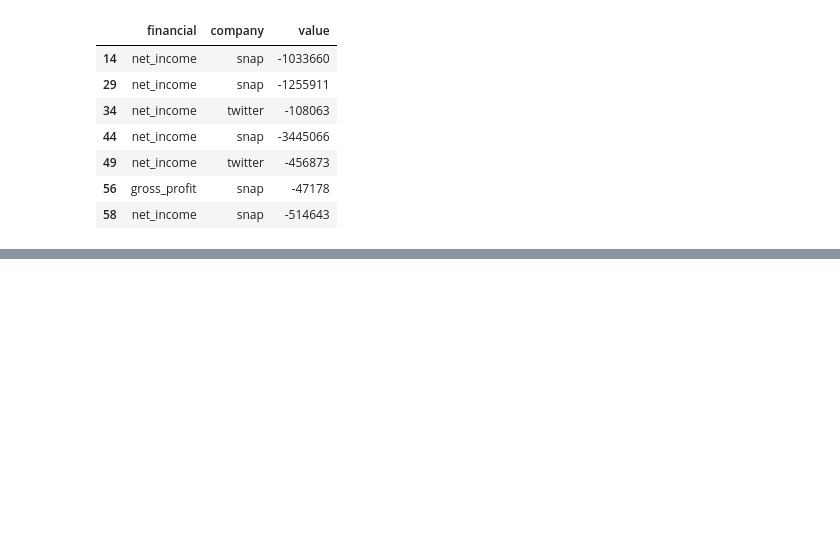
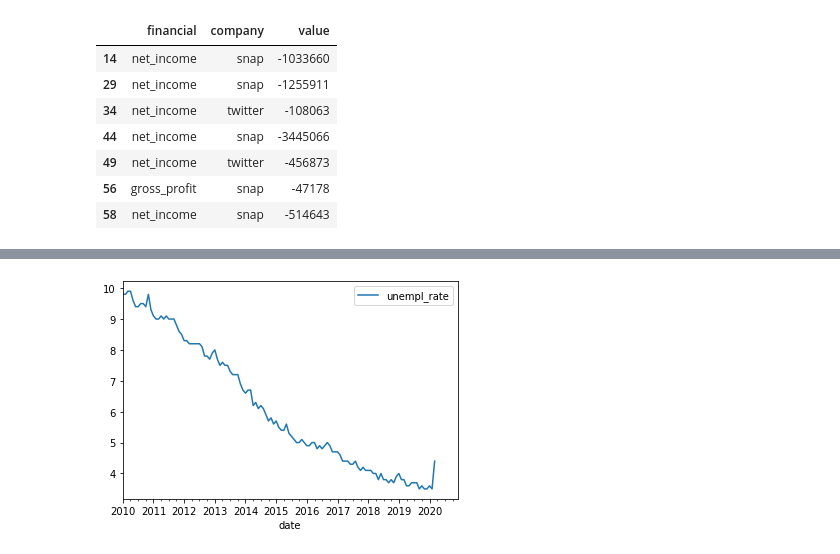
Before and after one commit to kbantoec/dsuc, a Jupyter notebook: joining_data_pandas/notebook.ipynb, the cells around one changed output, grey strips where cells are left out. Drawn from its saved outputs; the diff is of its cells as text; code cells hidden in the pictures; blank space fills up the shorter version.

Commit message:
Added melt() section

```diff
--- a/joining_data_pandas/notebook.ipynb
+++ b/joining_data_pandas/notebook.ipynb
@@ -1281,0 +1335,3 @@ social_fin.query("value < 0")
+# %%
+ur_wide = datasets.gov_data
+ur_wide
@@ -1281,0 +1374,4 @@ social_fin.query("value < 0")
+# %%
+# unpivot everything besides the year column
+ur_tall = ur_wide.melt(id_vars=['year'], var_name=['month'], value_name='unempl_rate')
+ur_tall
@@ -1281,0 +1392,6 @@ social_fin.query("value < 0")
+# %%
+ur_tall['year'] = ur_tall['year'].astype(str)
+
+# Create a date column using the month and year columns of ur_tall
+ur_tall['date'] = pd.to_datetime(ur_tall['year'] + '-' + ur_tall['month'])
+ur_tall
@@ -1281,0 +1412,9 @@ social_fin.query("value < 0")
+# %%
+# Sort ur_tall by date in ascending order
+ur_sorted = ur_tall.sort_values(by='date')
+
+# Plot the unempl_rate by date
+ur_sorted.plot(x='date', y='unempl_rate')
+plt.show()
+# %% [output]
+[figure, added]
```
Also changed, not shown: parts of 14 cells of this notebook, 2 other files.
